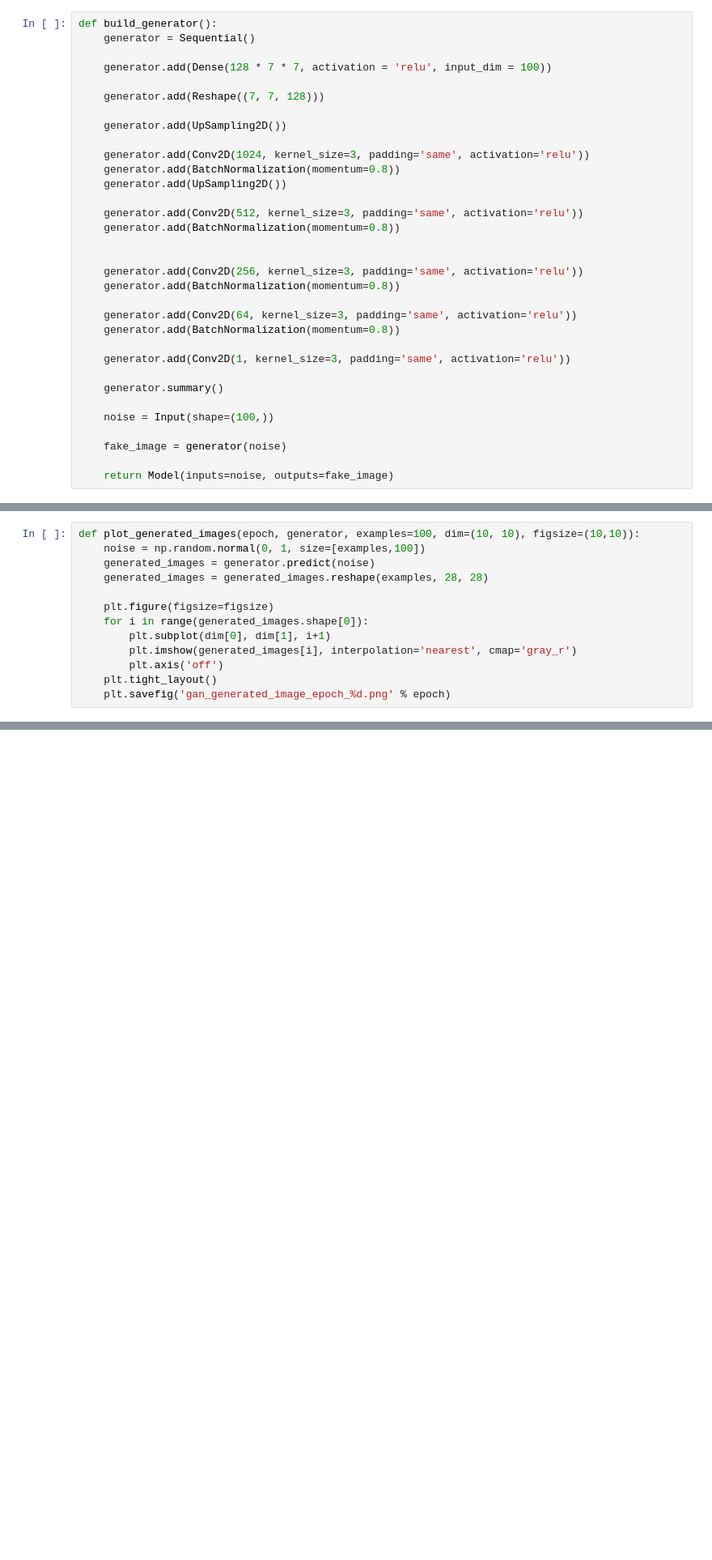
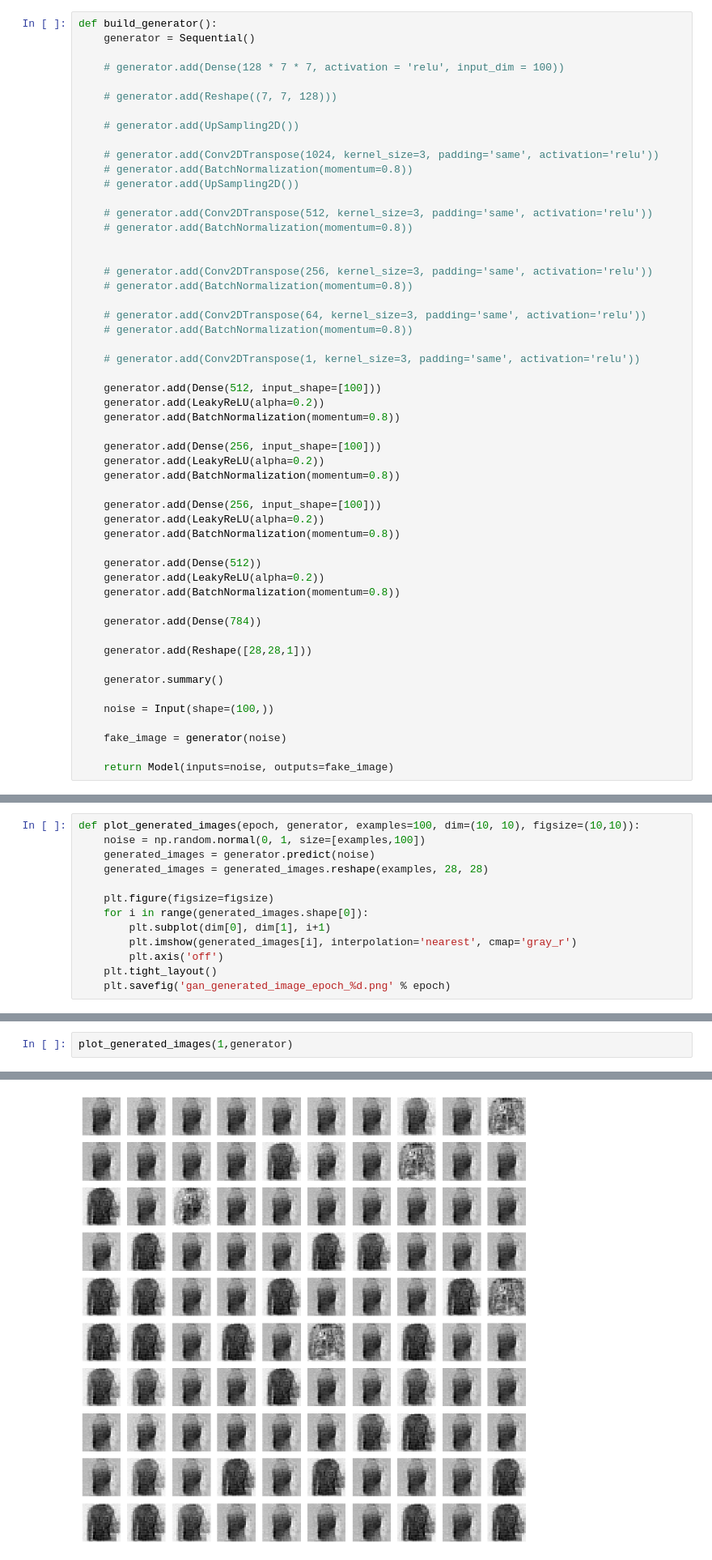
Before and after one commit to Ashkewww/Implementing-GAN-on-MNIST-dataset, a Jupyter notebook: GANmnist.ipynb, the cells around one changed output, grey strips where cells are left out. Shown at 81% size. Saved outputs shown, nothing was run; the diff lists cells and outputs as text; blank space fills up the shorter version.

```diff
--- a/GANmnist.ipynb
+++ b/GANmnist.ipynb
@@ -44,27 +50,47 @@ visualize_input(training[3343], ax)
 def build_generator():
     generator = Sequential()
 
-    generator.add(Dense(128 * 7 * 7, activation = 'relu', input_dim = 100))
+    # generator.add(Dense(128 * 7 * 7, activation = 'relu', input_dim = 100))
 
-    generator.add(Reshape((7, 7, 128)))
+    # generator.add(Reshape((7, 7, 128)))
 
-    generator.add(UpSampling2D())
+    # generator.add(UpSampling2D())
 
-    generator.add(Conv2D(1024, kernel_size=3, padding='same', activation='relu'))
-    generator.add(BatchNormalization(momentum=0.8))
-    generator.add(UpSampling2D())
+    # generator.add(Conv2DTranspose(1024, kernel_size=3, padding='same', activation='relu'))
+    # generator.add(BatchNormalization(momentum=0.8))
+    # generator.add(UpSampling2D())
 
-    generator.add(Conv2D(512, kernel_size=3, padding='same', activation='relu'))
+    # generator.add(Conv2DTranspose(512, kernel_size=3, padding='same', activation='relu'))
+    # generator.add(BatchNormalization(momentum=0.8))
+
+
+    # generator.add(Conv2DTranspose(256, kernel_size=3, padding='same', activation='relu'))
+    # generator.add(BatchNormalization(momentum=0.8))
+
+    # generator.add(Conv2DTranspose(64, kernel_size=3, padding='same', activation='relu'))
+    # generator.add(BatchNormalization(momentum=0.8))
+
+    # generator.add(Conv2DTranspose(1, kernel_size=3, padding='same', activation='relu'))
+
+    generator.add(Dense(512, input_shape=[100]))
+    generator.add(LeakyReLU(alpha=0.2))
     generator.add(BatchNormalization(momentum=0.8))
 
-
-    generator.add(Conv2D(256, kernel_size=3, padding='same', activation='relu'))
+    generator.add(Dense(256, input_shape=[100]))
+    generator.add(LeakyReLU(alpha=0.2))
     generator.add(BatchNormalization(momentum=0.8))
 
-    generator.add(Conv2D(64, kernel_size=3, padding='same', activation='relu'))
+    generator.add(Dense(256, input_shape=[100]))
+    generator.add(LeakyReLU(alpha=0.2))
     generator.add(BatchNormalization(momentum=0.8))
 
-    generator.add(Conv2D(1, kernel_size=3, padding='same', activation='relu'))
+    generator.add(Dense(512))
+    generator.add(LeakyReLU(alpha=0.2))
+    generator.add(BatchNormalization(momentum=0.8))
+
+    generator.add(Dense(784))
+
+    generator.add(Reshape([28,28,1]))
 
     generator.summary()
 
@@ -224,0 +293,3 @@ train(epochs=100, batch_size=32, save_interval=100)
+# %%
+plot_generated_images(1,generator)
+# %% [output]
@@ -224,0 +297 @@ train(epochs=100, batch_size=32, save_interval=100)
+[figure, added]
```
Also changed, not shown: parts of 20 cells of this notebook.
